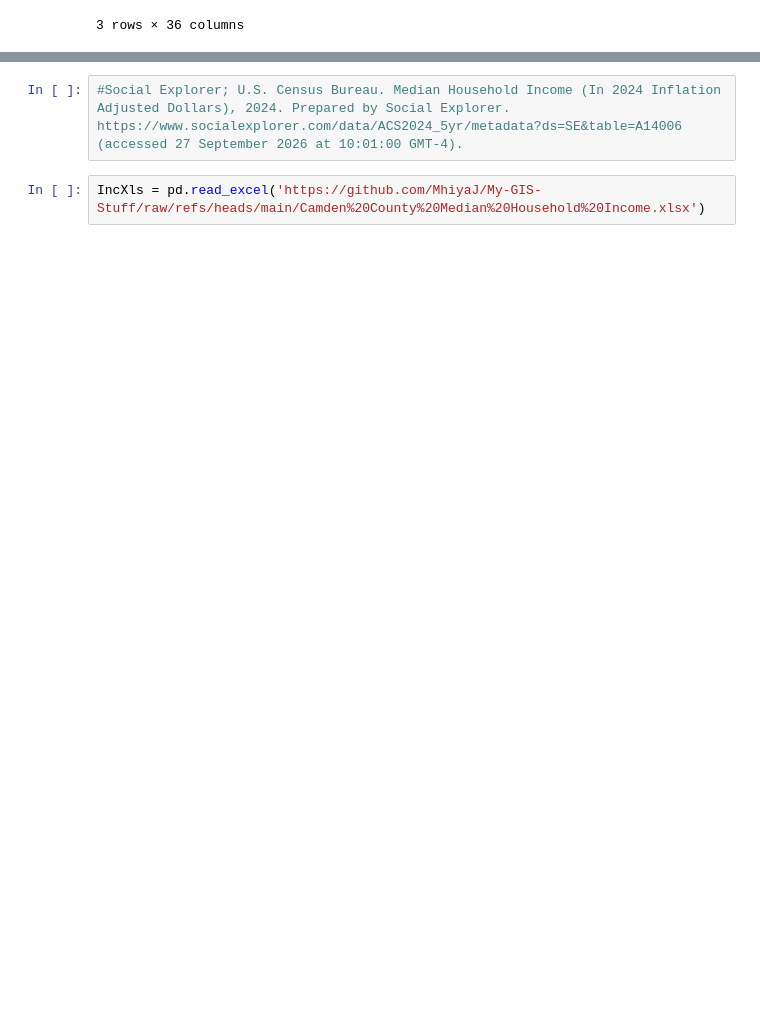
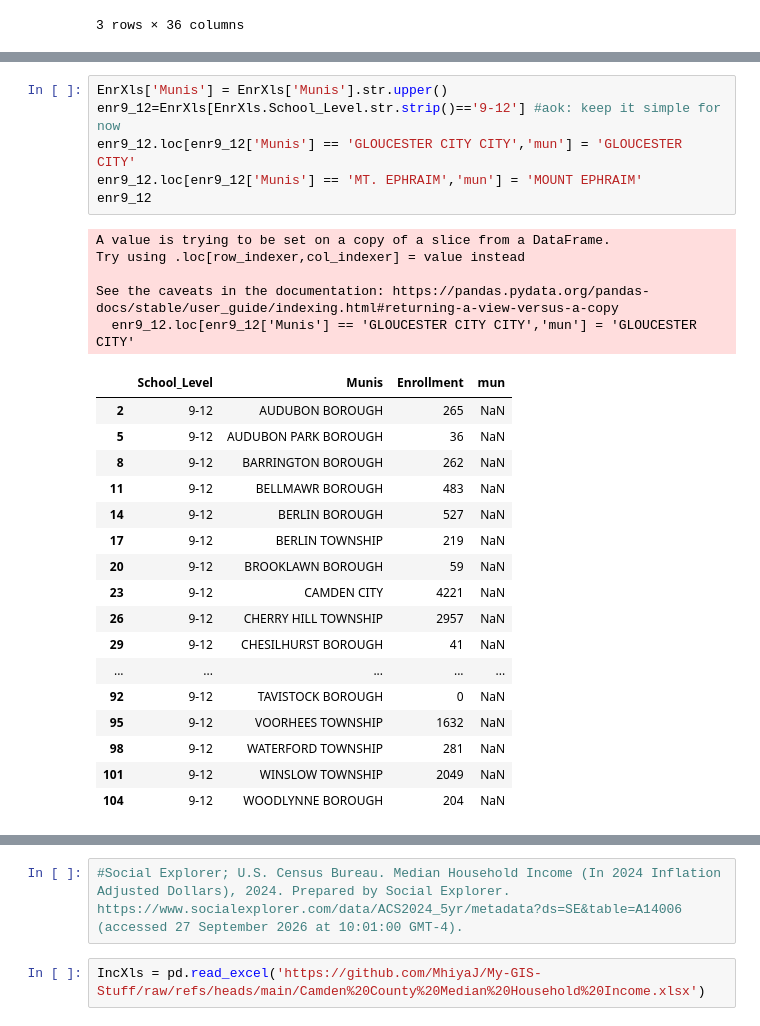
Before and after one commit to MhiyaJ/My-GIS-Stuff, a Jupyter notebook: ***Municipality Merge 2.0 (ps01).ipynb, the cells around one changed output, grey strips where cells are left out. Cells and saved outputs as stored; diff of their text form; blank space fills up the shorter version.

```diff
--- a/***Municipality Merge 2.0 (ps01).ipynb
+++ b/***Municipality Merge 2.0 (ps01).ipynb
@@ -256,2 +266,31 @@ EnrXls
 105 rows × 3 columns
+# %%
+EnrXls['Munis'] = EnrXls['Munis'].str.upper()
+enr9_12=EnrXls[EnrXls.School_Level.str.strip()=='9-12'] #aok: keep it simple for now
+enr9_12.loc[enr9_12['Munis'] == 'GLOUCESTER CITY CITY','mun'] = 'GLOUCESTER CITY'
+enr9_12.loc[enr9_12['Munis'] == 'MT. EPHRAIM','mun'] = 'MOUNT EPHRAIM'
+enr9_12
+# %% [output]
+A value is trying to be set on a copy of a slice from a DataFrame.
+Try using .loc[row_indexer,col_indexer] = value instead
+
+See the caveats in the documentation: https://pandas.pydata.org/pandas-docs/stable/user_guide/indexing.html#returning-a-view-versus-a-copy
+  enr9_12.loc[enr9_12['Munis'] == 'GLOUCESTER CITY CITY','mun'] = 'GLOUCESTER CITY'
+|  | School_Level | Munis | Enrollment | mun |
+| 2 | 9-12 | AUDUBON BOROUGH | 265 | NaN |
+| 5 | 9-12 | AUDUBON PARK BOROUGH | 36 | NaN |
+| 8 | 9-12 | BARRINGTON BOROUGH | 262 | NaN |
+| 11 | 9-12 | BELLMAWR BOROUGH | 483 | NaN |
+| 14 | 9-12 | BERLIN BOROUGH | 527 | NaN |
+| 17 | 9-12 | BERLIN TOWNSHIP | 219 | NaN |
+| 20 | 9-12 | BROOKLAWN BOROUGH | 59 | NaN |
+| 23 | 9-12 | CAMDEN CITY | 4221 | NaN |
+| 26 | 9-12 | CHERRY HILL TOWNSHIP | 2957 | NaN |
+| 29 | 9-12 | CHESILHURST BOROUGH | 41 | NaN |
+| ... | ... | ... | ... | ... |
+| 92 | 9-12 | TAVISTOCK BOROUGH | 0 | NaN |
+| 95 | 9-12 | VOORHEES TOWNSHIP | 1632 | NaN |
+| 98 | 9-12 | WATERFORD TOWNSHIP | 281 | NaN |
+| 101 | 9-12 | WINSLOW TOWNSHIP | 2049 | NaN |
+| 104 | 9-12 | WOODLYNNE BOROUGH | 204 | NaN |
 # %%
```
Also changed, not shown: parts of 11 cells of this notebook.
